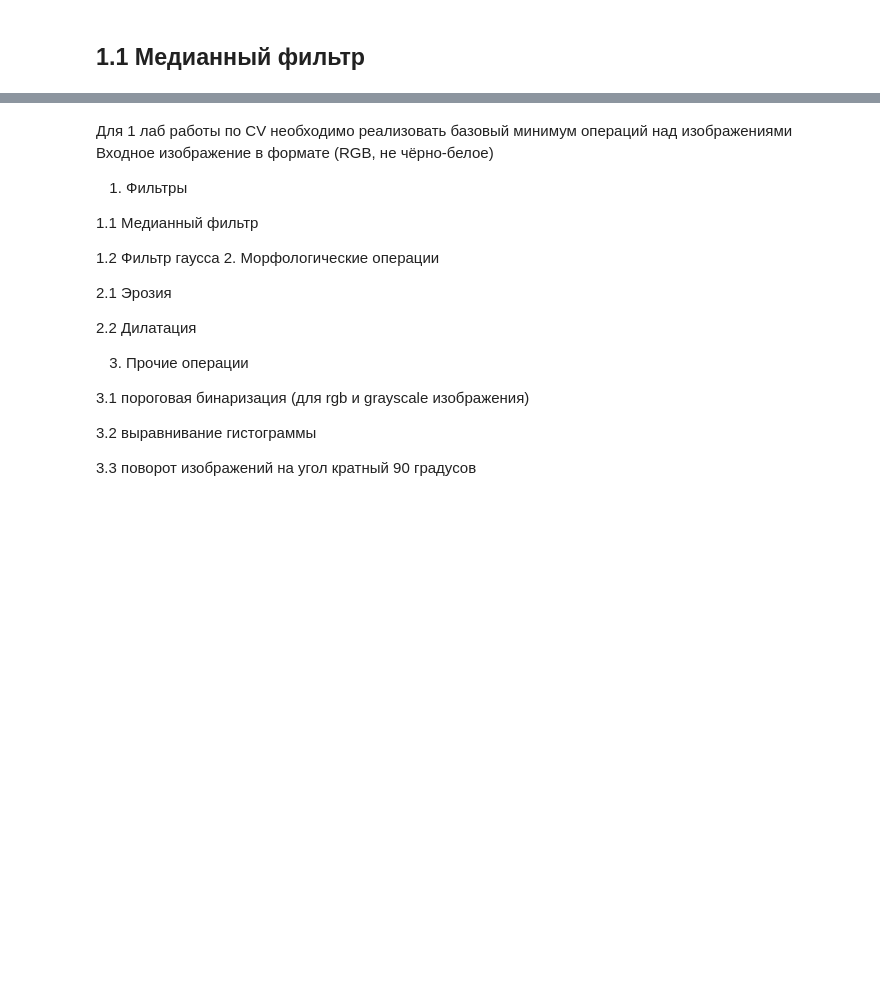
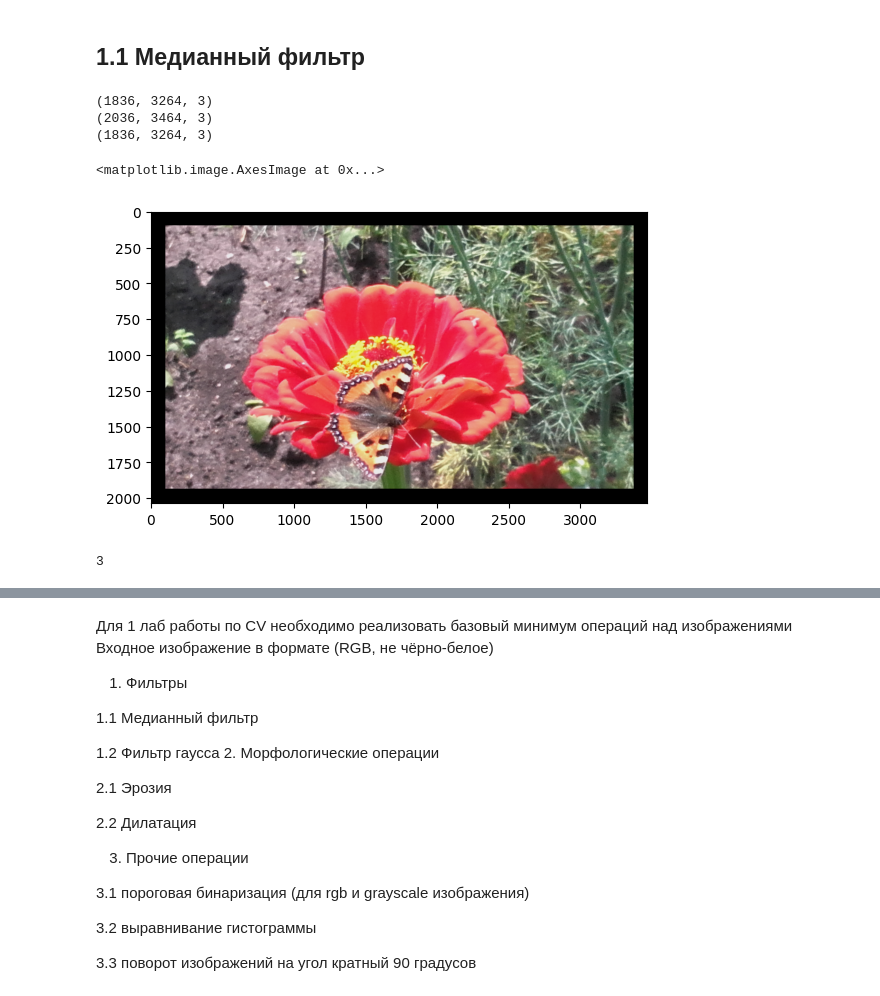
Before and after one commit to PavelORT/Computer_vision_labs, a Jupyter notebook: Lab1_CV/Lab1_CV.ipynb, the cells around one changed output, grey strips where cells are left out. Saved outputs shown, nothing was run; the diff lists cells and outputs as text; code cells hidden in the pictures; blank space fills up the shorter version.

Commit message:
Bad Median_filter

```diff
--- a/Lab1_CV/Lab1_CV.ipynb
+++ b/Lab1_CV/Lab1_CV.ipynb
@@ -48,3 +48,36 @@ print(f"Тип данных: {image1.dtype}")
 # 1. Фильтры
 # %% [markdown]
 ## 1.1 Медианный фильтр
+# %%
+image = image1
+H = image.shape[0]
+W = image.shape[1]
+C = image.shape[2]
+
+edge = 100
+
+#kernel = np.zeros((filtersize, filtersize))
+buf_image = np.zeros((H + 2*edge, W + 2*edge, C), dtype=image.dtype) #np.uint8
+# %%
+print(image.shape)
+print(buf_image.shape)
+print((buf_image[edge: H+edge,edge: W+edge,:]).shape)
+# %% [output]
+(1836, 3264, 3)
+(2036, 3464, 3)
+(1836, 3264, 3)
+# %%
+buf_image[edge: H+edge,edge: W+edge,:] = image.copy()
+
+res_image = buf_image
+# %%
+plt.imshow(res_image)
+# %% [output]
+<matplotlib.image.AxesImage at 0x...>
+[figure, added]
+# %%
+filtersize = 7
+edge = (filtersize - 1) // 2
+edge
+# %% [output]
+3
```
Also changed, not shown: parts of 18 cells of this notebook, 4 other files.
